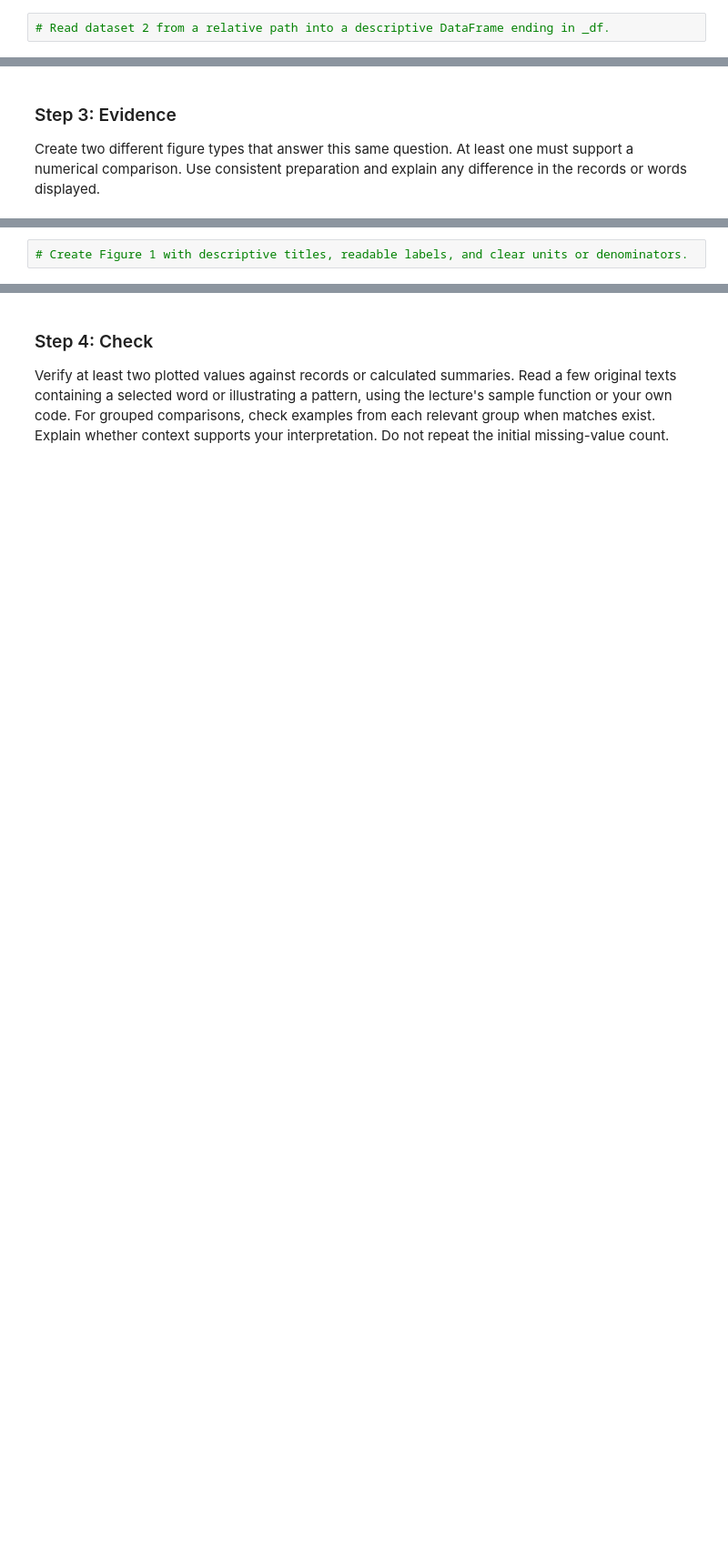
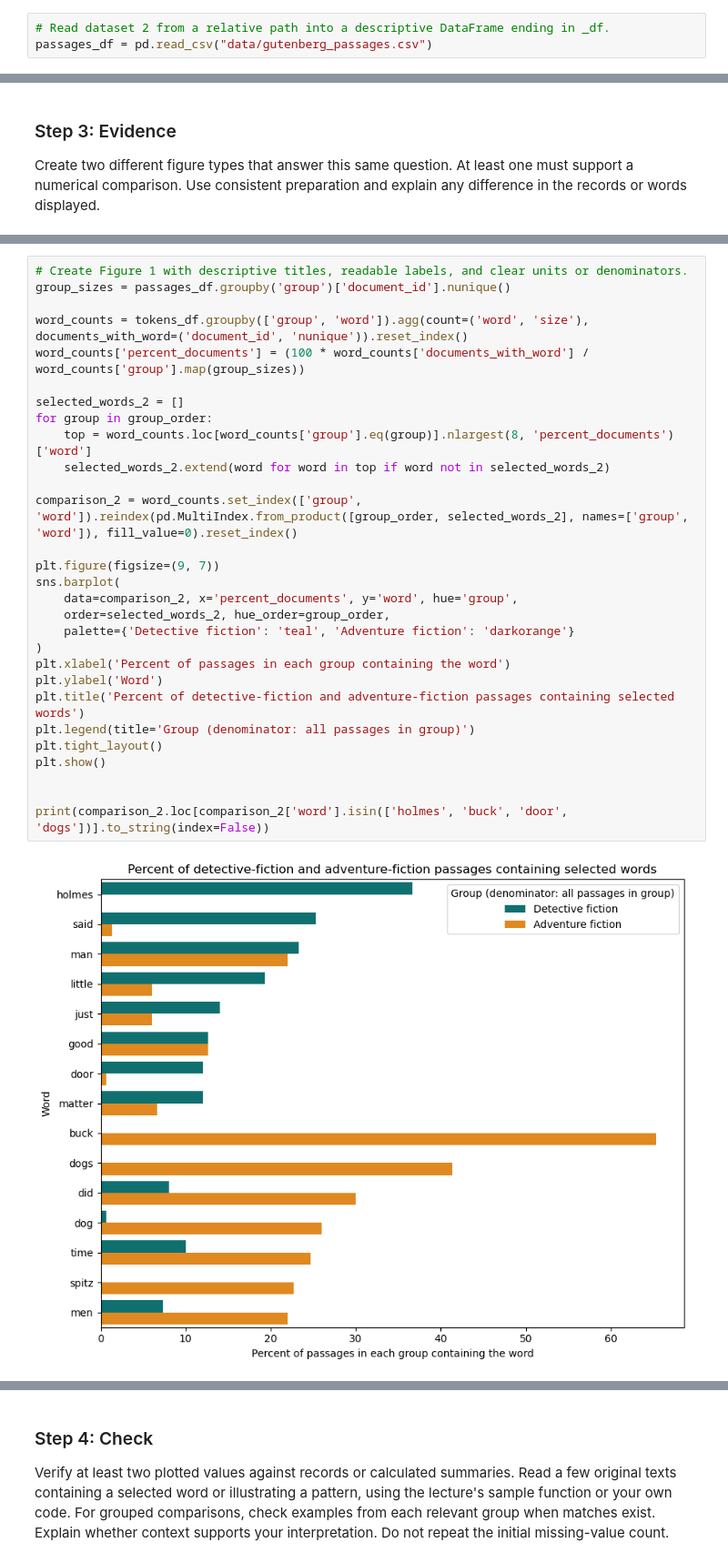
Before and after one commit to JPDeuce/Data_Visualization_and_Modeling_Campus, a Jupyter notebook: week04/lab/Lab - Visualizing Text Data.ipynb, the cells around one changed output, grey strips where cells are left out. Shown at 91% size. Cells and saved outputs as stored; diff of their text form; blank space fills up the shorter version.

```diff
--- a/week04/lab/Lab - Visualizing Text Data.ipynb
+++ b/week04/lab/Lab - Visualizing Text Data.ipynb
@@ -228,4 +417,5 @@ Your answer:
 # %%
 # Read dataset 2 from a relative path into a descriptive DataFrame ending in _df.
+passages_df = pd.read_csv("data/gutenberg_passages.csv")
 # %%
 # Display .head(), .tail(), and .shape in separate cells. Add cells as needed.
@@ -264,2 +540,31 @@ Your answer:
 # %%
 # Create Figure 1 with descriptive titles, readable labels, and clear units or denominators.
+group_sizes = passages_df.groupby('group')['document_id'].nunique()
+
+word_counts = tokens_df.groupby(['group', 'word']).agg(count=('word', 'size'), documents_with_word=('document_id', 'nunique')).reset_index()
+word_counts['percent_documents'] = (100 * word_counts['documents_with_word'] / word_counts['group'].map(group_sizes))
+
+selected_words_2 = []
+for group in group_order:
+    top = word_counts.loc[word_counts['group'].eq(group)].nlargest(8, 'percent_documents')['word']
+    selected_words_2.extend(word for word in top if word not in selected_words_2)
+
+comparison_2 = word_counts.set_index(['group', 'word']).reindex(pd.MultiIndex.from_product([group_order, selected_words_2], names=['group', 'word']), fill_value=0).reset_index()
+
+plt.figure(figsize=(9, 7))
+sns.barplot(
+    data=comparison_2, x='percent_documents', y='word', hue='group',
+    order=selected_words_2, hue_order=group_order,
+    palette={'Detective fiction': 'teal', 'Adventure fiction': 'darkorange'}
+)
+plt.xlabel('Percent of passages in each group containing the word')
+plt.ylabel('Word')
+plt.title('Percent of detective-fiction and adventure-fiction passages containing selected words')
+plt.legend(title='Group (denominator: all passages in group)')
+plt.tight_layout()
+plt.show()
+
+
+print(comparison_2.loc[comparison_2['word'].isin(['holmes', 'buck', 'door', 'dogs'])].to_string(index=False))
+# %% [output]
+[figure, added]
```
Also changed, not shown: parts of 47 cells of this notebook, 2 other files.
